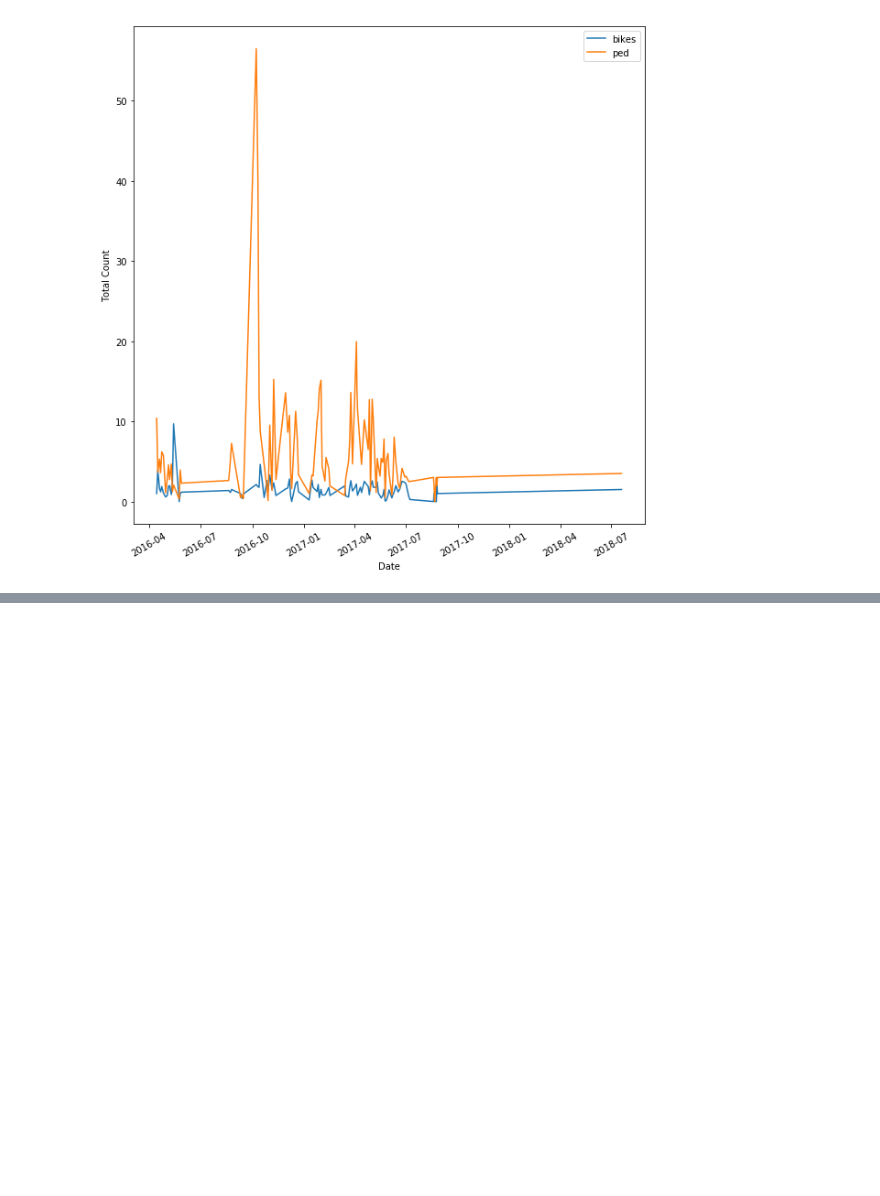
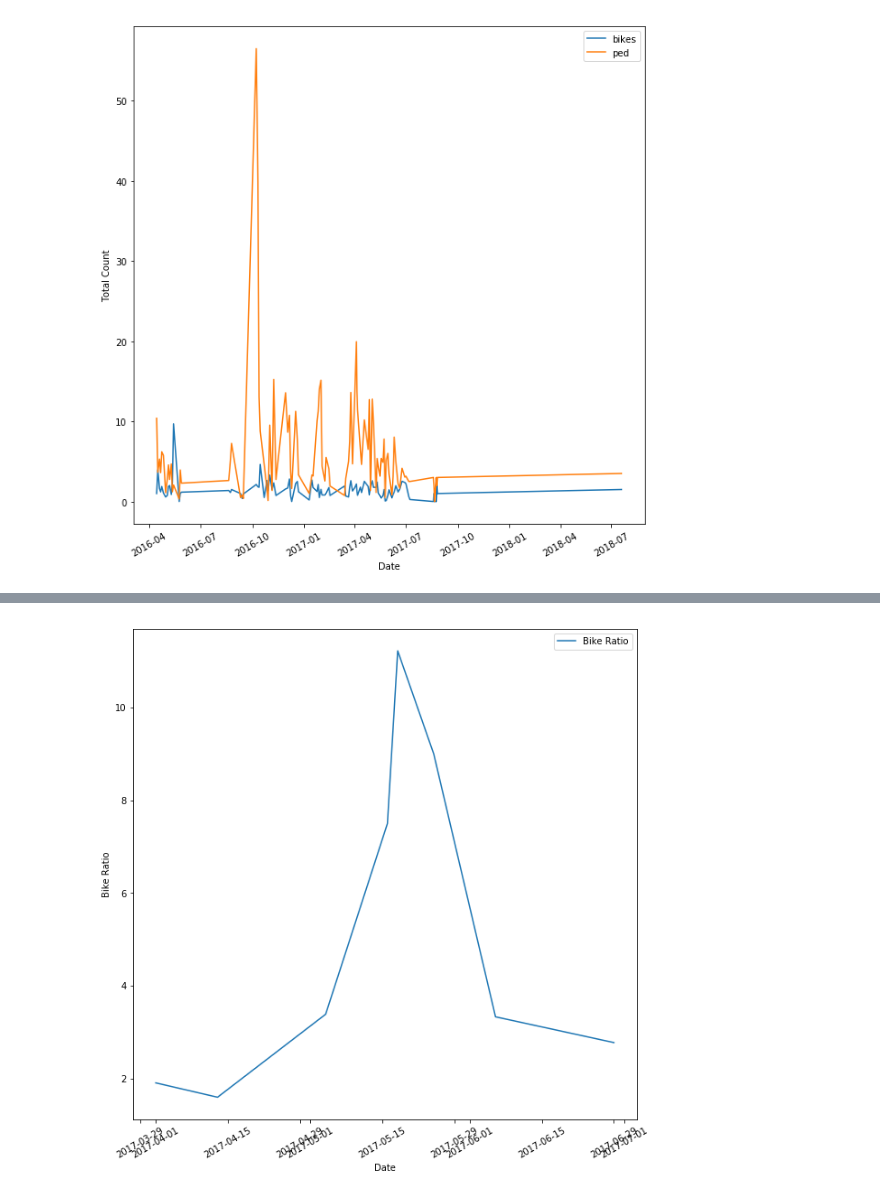
Before and after one commit to zihaoxu/BikeSGV, a Jupyter notebook: notebook/Analysis/03l-starter-code-for-temporal-trends.ipynb, the cells around one changed output, grey strips where cells are left out. Saved outputs shown, nothing was run; the diff lists cells and outputs as text; code cells hidden in the pictures; blank space fills up the shorter version.

```diff
--- a/notebook/Analysis/03l-starter-code-for-temporal-trends.ipynb
+++ b/notebook/Analysis/03l-starter-code-for-temporal-trends.ipynb
@@ -492,0 +731,13 @@ sns.kdeplot(merged_on_day['total'], bw=0, cumulative=False)
+# %%
+plt.figure(figsize=(10, 10))
+
+plt.plot(mt['bike_ratio'], label='Bike Ratio')
+
+plt.xticks(rotation = 30)
+plt.xlabel('Date')
+plt.ylabel('Bike Ratio')
+
+plt.legend()
+plt.show()
+# %% [output]
+[figure, added]
```
Also changed, not shown: parts of 27 cells of this notebook, 2 other files.
